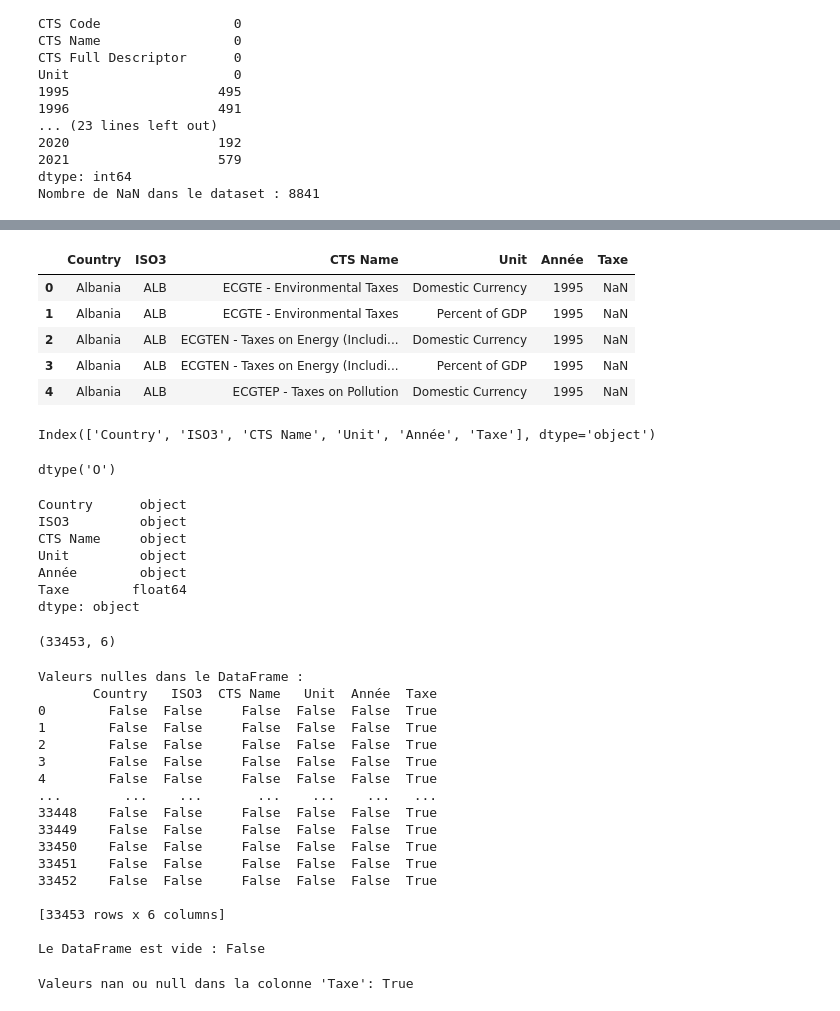
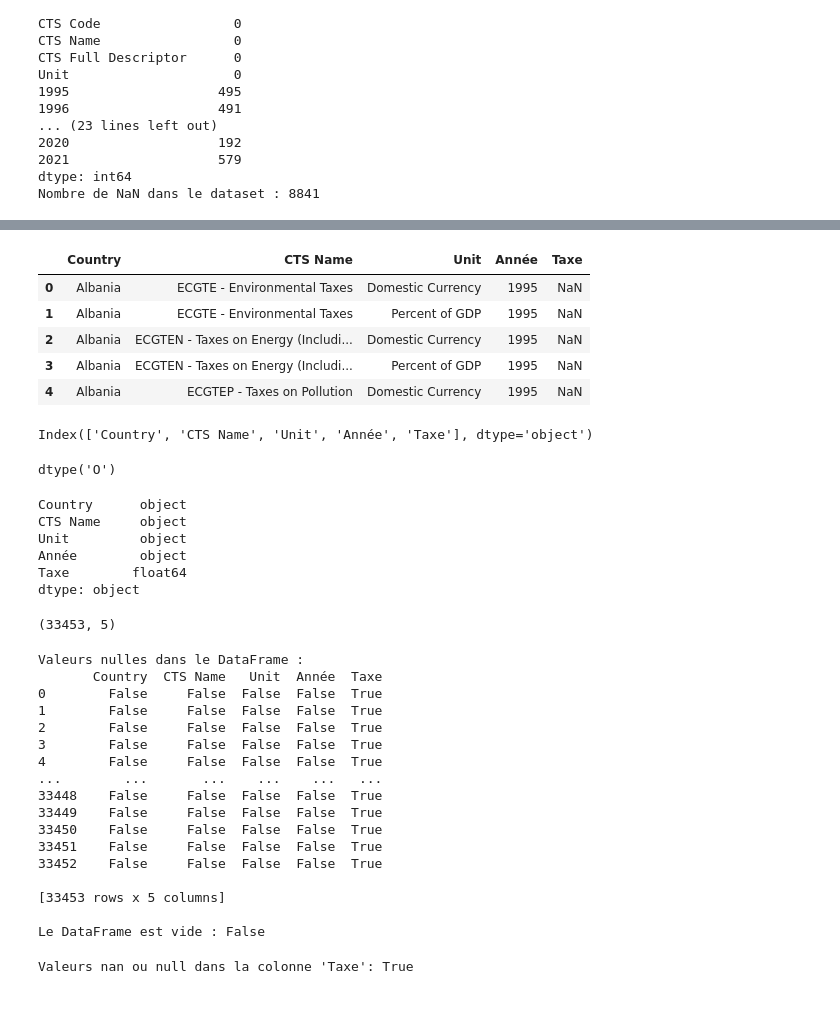
Before and after one commit to Obsywon/datawarehouse, a Jupyter notebook: transform_co2.ipynb, the cells around one changed output, grey strips where cells are left out. Saved outputs shown, nothing was run; the diff lists cells and outputs as text; code cells hidden in the pictures.

```diff
--- a/transform_co2.ipynb
+++ b/transform_co2.ipynb
@@ -183,23 +247,23 @@ tax.head(5)
 # %%
 # Concaténer les valeurs de "CTS Code" et "CTS Name" avec un séparateur "-"
 tax["CTS Name"] = tax["CTS Code"] + " - " + tax["CTS Name"]
 
 # Supprimer la colonne "CTS Code" puisque ses valeurs ont été concaténées avec "CTS Name"
 # Supprimer les colonnes inutiles "ObjectId", "ISO2", "Indicator", "Source", "CTS Full Descriptor"
-tax.drop(columns=["CTS Code", "ObjectId", "ISO2", "Indicator", "Source", "CTS Full Descriptor"], inplace=True)
+tax.drop(columns=["CTS Code", "ObjectId", "ISO2", "ISO3", "Indicator", "Source", "CTS Full Descriptor"], inplace=True)
 
 tax.head(5)
 # %% [output]
-|  | Country | ISO3 | CTS Name | Unit | Année | Taxe |
-| 0 | Albania | ALB | ECGTE - Environmental Taxes | Domestic Currency | 1995 | NaN |
-| 1 | Albania | ALB | ECGTE - Environmental Taxes | Percent of GDP | 1995 | NaN |
-| 2 | Albania | ALB | ECGTEN - Taxes on Energy (Includi... | Domestic Currency | 1995 | NaN |
-| 3 | Albania | ALB | ECGTEN - Taxes on Energy (Includi... | Percent of GDP | 1995 | NaN |
-| 4 | Albania | ALB | ECGTEP - Taxes on Pollution | Domestic Currency | 1995 | NaN |
+|  | Country | CTS Name | Unit | Année | Taxe |
+| 0 | Albania | ECGTE - Environmental Taxes | Domestic Currency | 1995 | NaN |
+| 1 | Albania | ECGTE - Environmental Taxes | Percent of GDP | 1995 | NaN |
+| 2 | Albania | ECGTEN - Taxes on Energy (Includi... | Domestic Currency | 1995 | NaN |
+| 3 | Albania | ECGTEN - Taxes on Energy (Includi... | Percent of GDP | 1995 | NaN |
+| 4 | Albania | ECGTEP - Taxes on Pollution | Domestic Currency | 1995 | NaN |
 # %%
 tax.columns
 # %% [output]
-Index(['Country', 'ISO3', 'CTS Name', 'Unit', 'Année', 'Taxe'], dtype='object')
+Index(['Country', 'CTS Name', 'Unit', 'Année', 'Taxe'], dtype='object')
 # %%
 tax.columns.dtype
 # %% [output]
@@ -208,7 +272,6 @@ dtype('O')
 tax.dtypes
 # %% [output]
 Country      object
-ISO3         object
 CTS Name     object
 Unit         object
 Année        object
@@ -217,7 +280,7 @@ dtype: object
 # %%
 tax.shape
 # %% [output]
-(33453, 6)
+(33453, 5)
 # %%
 # Vérifier les valeurs nulles dans le DataFrame
 null_values = tax.isnull()
@@ -233,20 +296,20 @@ print(null_values)
 print("\nLe DataFrame est vide :", is_empty)
 # %% [output]
 Valeurs nulles dans le DataFrame :
-       Country   ISO3  CTS Name   Unit  Année  Taxe
-0        False  False     False  False  False  True
-1        False  False     False  False  False  True
-2        False  False     False  False  False  True
-3        False  False     False  False  False  True
-4        False  False     False  False  False  True
-...        ...    ...       ...    ...    ...   ...
-33448    False  False     False  False  False  True
-33449    False  False     False  False  False  True
-33450    False  False     False  False  False  True
-33451    False  False     False  False  False  True
-33452    False  False     False  False  False  True
+       Country  CTS Name   Unit  Année  Taxe
+0        False     False  False  False  True
+1        False     False  False  False  True
+2        False     False  False  False  True
+3        False     False  False  False  True
+4        False     False  False  False  True
+...        ...       ...    ...    ...   ...
+33448    False     False  False  False  True
+33449    False     False  False  False  True
+33450    False     False  False  False  True
+33451    False     False  False  False  True
+33452    False     False  False  False  True
 
-[33453 rows x 6 columns]
+[33453 rows x 5 columns]
 
 Le DataFrame est vide : False
 # %%
```
Also changed, not shown: parts of 20 cells of this notebook, 4 other files.
